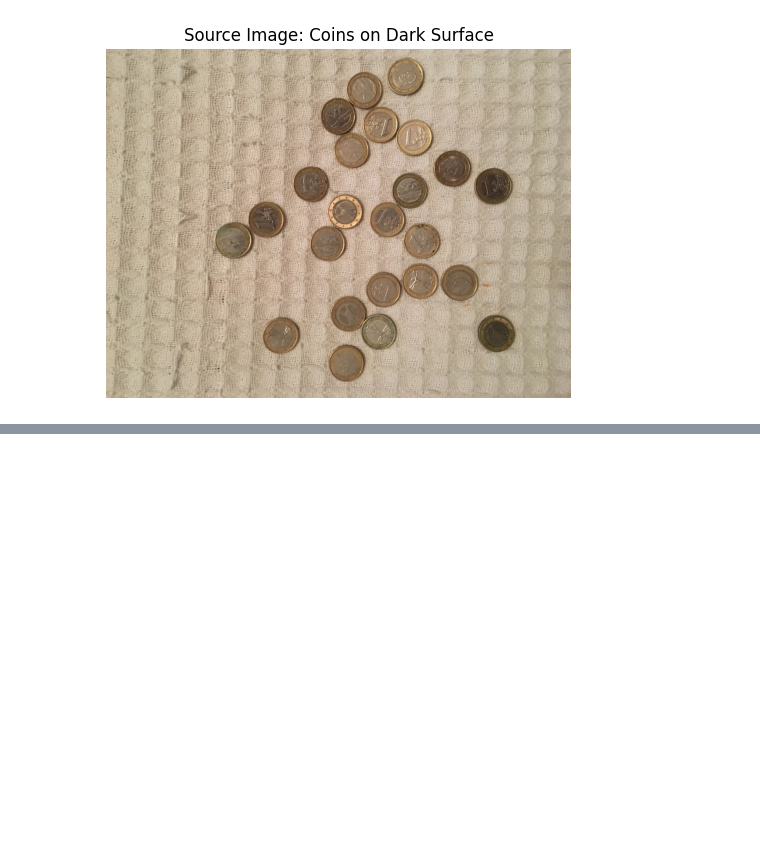
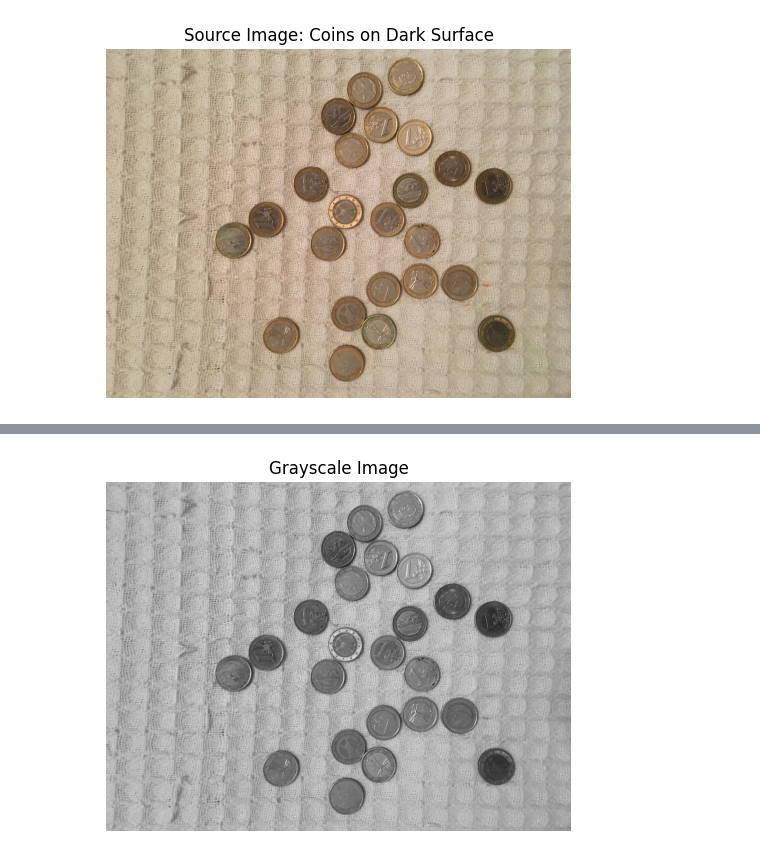
Before and after one commit to NikodemWojtczak/gbsv-MC2, a Jupyter notebook: MC2_notebook_2.ipynb, the cells around one changed output, grey strips where cells are left out. Drawn from its saved outputs; the diff is of its cells as text; code cells hidden in the pictures; blank space fills up the shorter version.

```diff
--- a/MC2_notebook_2.ipynb
+++ b/MC2_notebook_2.ipynb
@@ -42,0 +84,99 @@ except Exception as e:
+# %%
+# Convert source image to grayscale for thresholding and watershed preparation
+gray_coins = cv2.cvtColor(source_image_coins, cv2.COLOR_BGR2GRAY)
+display_image(gray_coins, title="Grayscale Image", cmap="gray")
+
+# --- Parameter Exploration: Gaussian Blur Kernel Size ---
+print("\n--- Experiment: Gaussian Blur Kernel Size ---")
+kernel_sizes = [(3, 3), (7, 7), (11, 11)]
+blurred_images = {}
+for k_size in kernel_sizes:
+    blurred_img = cv2.GaussianBlur(gray_coins, k_size, 0)
+    blurred_images[k_size] = blurred_img
+    display_image(
+        blurred_img, title=f"Blurred Grayscale (Kernel={k_size})", cmap="gray"
+    )
+
+# --- Parameter Exploration: Otsu's Thresholding after different Blurs ---
+print("\n--- Experiment: Otsu's Thresholding after Different Blurs ---")
+otsu_masks = {}
+for k_size in kernel_sizes:
+    ret_val, otsu_mask_exp = cv2.threshold(
+        blurred_images[k_size], 0, 255, cv2.THRESH_BINARY + cv2.THRESH_OTSU
+    )
+    otsu_masks[k_size] = otsu_mask_exp
+    display_image(
+        otsu_mask_exp,
+        title=f"Otsu's Mask (after {k_size} Blur) | Thresh={ret_val}",
+        cmap="gray",
+    )
+
+# --- Main Workflow Segmentation ---
+# We'll proceed using the 7x7 blur for the main path
+print("\n--- Main Workflow using 7x7 Blur ---")
+blurred_coins_main = blurred_images[(7, 7)]
+otsu_mask_main = otsu_masks[(7, 7)]
+display_image(
+    otsu_mask_main,
+    title="Method 1: Otsu's Thresholding (Chosen for Main Workflow)",
+    cmap="gray",
+)
+
+# --- Method 2: Watershed Segmentation ---
+# Steps 1-3: Standard preprocessing (using the main 7x7 blurred image)
+ret_inv, thresh_inv = cv2.threshold(
+    blurred_coins_main, 0, 255, cv2.THRESH_BINARY_INV + cv2.THRESH_OTSU
+)
+kernel_ws = np.ones((3, 3), np.uint8)
+opening_ws = cv2.morphologyEx(thresh_inv, cv2.MORPH_OPEN, kernel_ws, iterations=2)
+sure_bg = cv2.dilate(opening_ws, kernel_ws, iterations=3)
+dist_transform = cv2.distanceTransform(opening_ws, cv2.DIST_L2, 5)
+
+# --- Parameter Exploration: Watershed Sure Foreground Threshold ---
+print("\n--- Experiment: Watershed Sure Foreground Threshold ---")
+watershed_results = {}
+foreground_thresholds = [0.03, 0.05, 0.1, 0.2]  # Test 3%, 5%, 10%, 20% of max distance
+
+for fg_thresh_factor in foreground_thresholds:
+    print(f"\nTesting Watershed Foreground Threshold Factor: {fg_thresh_factor}")
+    # Step 4: Sure Foreground Area Calculation
+    thresh_value = fg_thresh_factor * dist_transform.max()
+    ret_fg, sure_fg_exp = cv2.threshold(dist_transform, thresh_value, 255, 0)
+    sure_fg_exp = np.uint8(sure_fg_exp)
+
+    # Steps 5-7: Watershed execution for this threshold
+    unknown_exp = cv2.subtract(sure_bg, sure_fg_exp)
+    ret_markers_exp, markers_exp = cv2.connectedComponents(sure_fg_exp)
+    markers_exp = markers_exp + 1
+    markers_exp[unknown_exp == 255] = 0
+
+    # Apply Watershed algorithm - use a copy of source_image_coins
+    markers_ws_applied = cv2.watershed(source_image_coins.copy(), markers_exp.copy())
+
+    # Create binary mask from result
+    watershed_mask_exp = np.zeros_like(gray_coins, dtype=np.uint8)
+    watershed_mask_exp[markers_ws_applied > 1] = 255
+    watershed_results[fg_thresh_factor] = watershed_mask_exp
+
+    # Visualize boundaries for this experiment
+    watershed_boundaries_vis_exp = source_image_coins.copy()
+    watershed_boundaries_vis_exp[markers_ws_applied == -1] = [0, 255, 0]
+    display_image(
+        watershed_boundaries_vis_exp,
+        title=f"Watershed Boundaries (FG Thresh Factor={fg_thresh_factor})",
+    )
+    display_image(
+        watershed_mask_exp,
+        title=f"Watershed Mask (FG Thresh Factor={fg_thresh_factor})",
+        cmap="gray",
+    )
+
+watershed_mask_main = watershed_results[0.1]
+print("\n--- Method 2: Watershed Result (using 0.1 FG Threshold Factor) ---")
+display_image(
+    watershed_mask_main,
+    title="Method 2: Watershed Mask (FG Thresh Factor=0.1)",
+    cmap="gray",
+)
+# %% [output]
+[figure, added]
```
Also changed, not shown: parts of 3 cells of this notebook, 3 other files.
